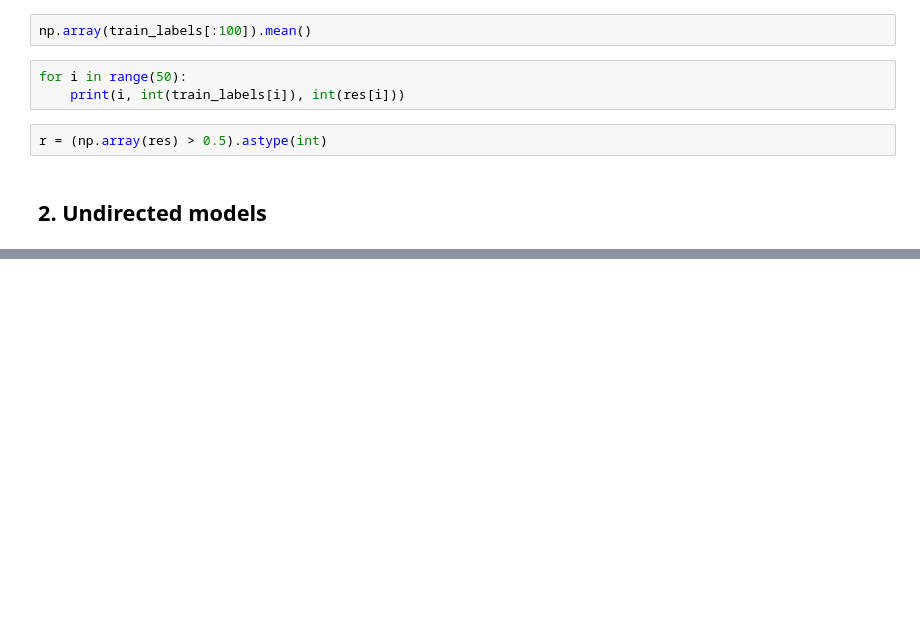
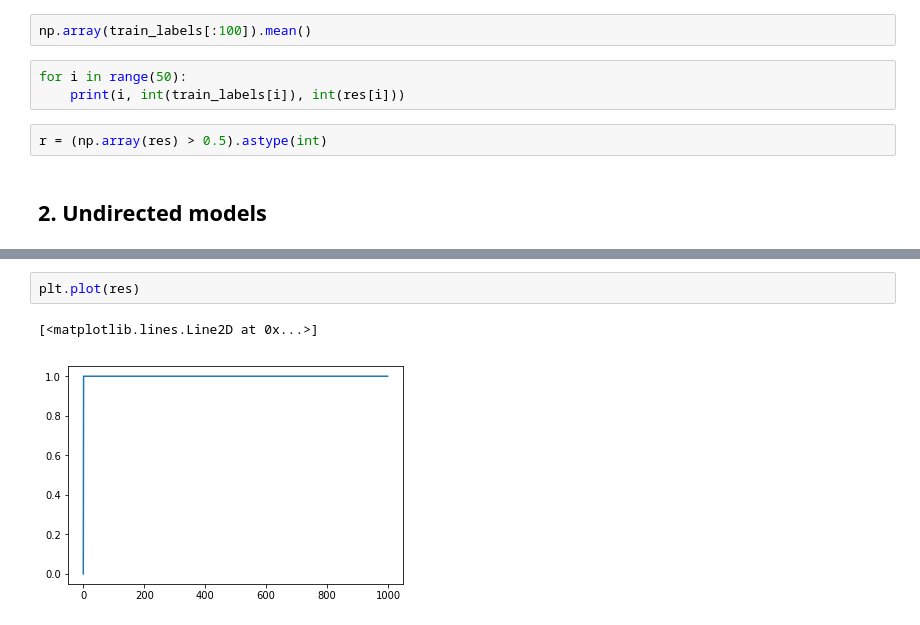
Before and after one commit to kretovmk/mpnn, a Jupyter notebook: nb.ipynb, the cells around one changed output, grey strips where cells are left out. Drawn from its saved outputs; the diff is of its cells as text; blank space fills up the shorter version.

```diff
--- a/nb.ipynb
+++ b/nb.ipynb
@@ -142,0 +187,5 @@ for p in mpnn.params:
+# %%
+plt.plot(res)
+# %% [output]
+[<matplotlib.lines.Line2D at 0x...>]
+[figure, added]
```
Also changed, not shown: parts of 24 cells of this notebook, 1 other file.
